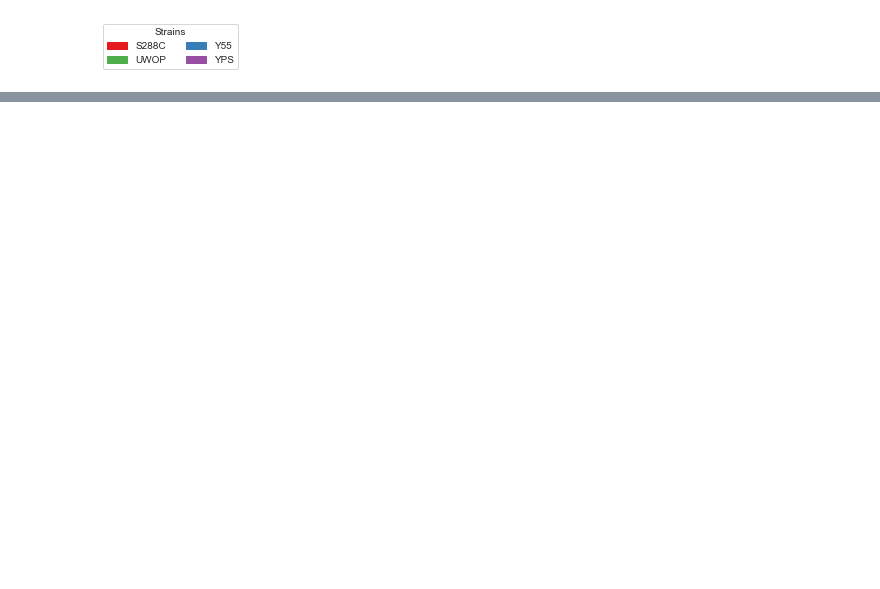
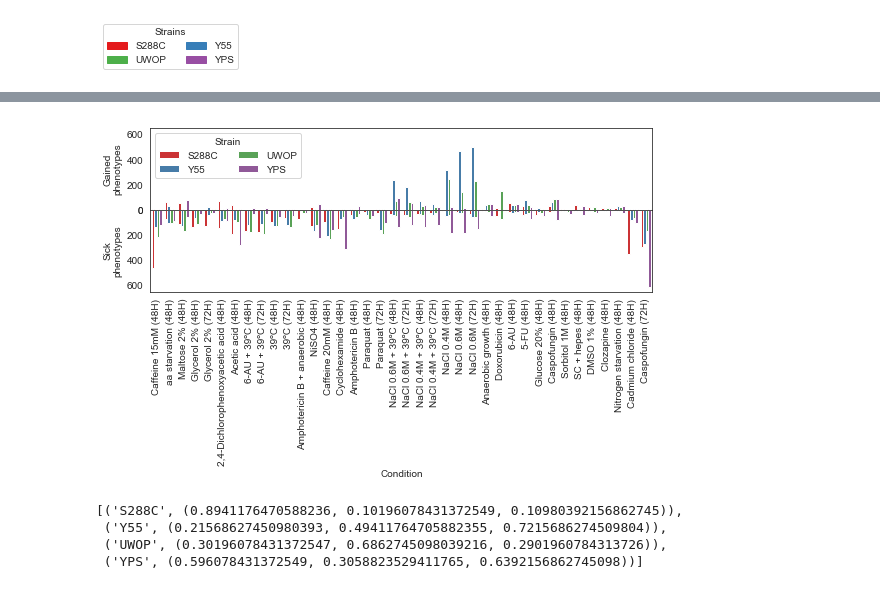
Before and after one commit to mgalardini/2018koyeast, a Jupyter notebook: notebooks/heatmaps.ipynb, the cells around one changed output, grey strips where cells are left out. Cells and saved outputs as stored; diff of their text form; code cells hidden in the pictures; blank space fills up the shorter version.

```diff
--- a/notebooks/heatmaps.ipynb
+++ b/notebooks/heatmaps.ipynb
@@ -123,3 +150,58 @@ color = np.array(color)
+# %%
+plt.figure(figsize=(9, 3))
+
+for i, tag in enumerate(['pos', 'neg']):
+    plt.subplot(2, 1, i+1)
+
+    df = m.reset_index().set_index('gene').loc[
+         genes].groupby(['strain',
+                         'condition']).sum()['%s-phenotype' % tag
+         ]# / m.reset_index().set_index('gene').loc[
+         #genes].groupby(['strain',
+         #                'condition']).count()['%s-phenotype' % tag]
+    df = df.reset_index().rename(columns={'strain': 'Strain'})
+    sns.barplot(data=df, hue='Strain', y='%s-phenotype' % tag,
+                x='condition',
+                hue_order=strains,
+                palette=[cstrains[x]
+                         for x in strains],
+                order=co)
+
+    plt.ylim(0, 650)
+    if i == 0:
+        plt.xlabel('')
+        plt.xticks([])
+        plt.ylabel('Gained\nphenotypes')
+        plt.legend(loc='upper left',
+                   title='Strain',
+                   ncol=2)
+    else:
+        plt.xlabel('Condition')
+        plt.ylabel('Sick\nphenotypes')
+
+        plt.xticks(rotation=90)
+
+        plt.gca().invert_yaxis()
+        plt.gca().legend().remove()
+
+plt.subplots_adjust(hspace=0)
+
+plt.savefig('phenotypes_strains.png',
+            dpi=300, bbox_inches='tight',
+            transparent=True)
+plt.savefig('phenotypes_strains.svg',
+            dpi=300, bbox_inches='tight',
+            transparent=True);
+# %% [output]
+[figure, added]
+# %%
+[(strain, cstrains[strain])
+ for strain in strains]
+# %% [output]
+[('S288C', (0.8941176470588236, 0.10196078431372549, 0.10980392156862745)),
+ ('Y55', (0.21568627450980393, 0.49411764705882355, 0.7215686274509804)),
+ ('UWOP', (0.30196078431372547, 0.6862745098039216, 0.2901960784313726)),
+ ('YPS', (0.596078431372549, 0.3058823529411765, 0.6392156862745098))]
 # %%
 cmap1 = colors.ListedColormap([cstrains[strain]
                                for strain in strains])
```
Also changed, not shown: parts of 10 cells of this notebook.
